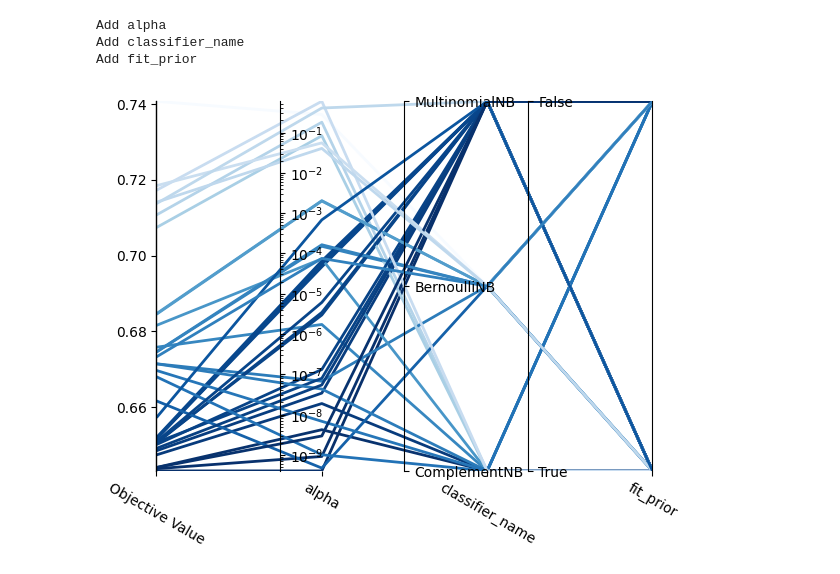
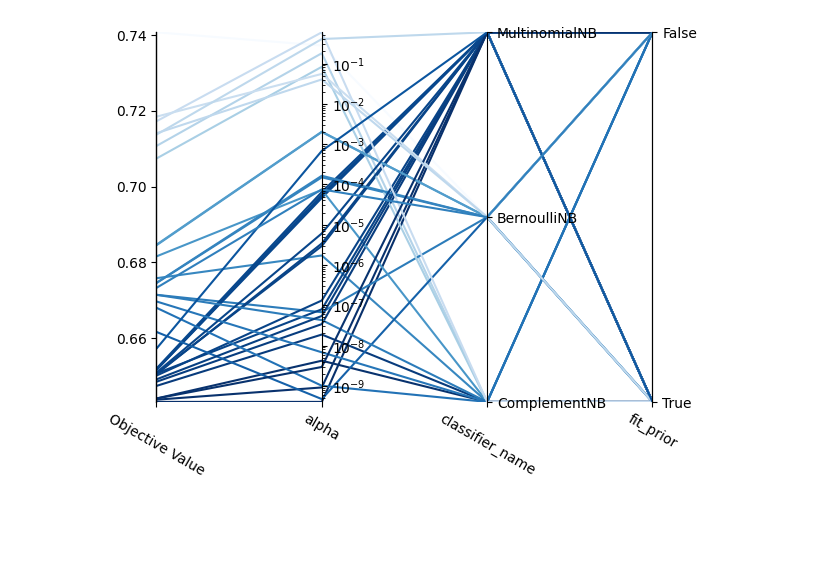
Before and after one commit to AndressaStefany/severityPrediction, a Jupyter notebook: src/visualize_baseline_results.ipynb, the cells around one changed output. Drawn from its saved outputs; the diff is of its cells as text; code cells hidden in the pictures; blank space fills up the shorter version.

Commit message:
bugfix: without mapping working

```diff
--- a/src/visualize_baseline_results.ipynb
+++ b/src/visualize_baseline_results.ipynb
@@ -56,9 +56,6 @@ def _get_parallel_coordinate_plot(info, cmap, linewidths, mapping, colorbar: boo
         for i,o in enumerate(info.dim_objective.values):
             dims_obj_base[i].append(o)
     for dim in info.dims_params:
-        if mapping is not None and dim.label not in mapping:
-            continue
-        print(f"Add {dim.label}")
         p_min = dim.range[0]
         p_max = dim.range[1]
         p_w = p_max - p_min
@@ -73,15 +70,14 @@ def _get_parallel_coordinate_plot(info, cmap, linewidths, mapping, colorbar: boo
 
     # Draw multiple line plots and axes.
     # Ref: https://stackoverflow.com/a/50029441
-    var_names = [info.dim_objective.label] + [dim.label for dim in info.dims_params]
-    if mapping is not None:
-        var_names = [mapping[v] for v in var_names if mapping is None or (mapping is not None and v in mapping)]
-    n_params = len(var_names)
-    ax.set_xlim(0, n_params-1)
+    var_names = [dim.label for dim in info.dims_params]
+    if mapping is None or (mapping is not None and "Objective Value" in mapping):
+        var_names = [info.dim_objective.label] + var_names
+    ax.set_xlim(0, len(info.dims_params))
     ax.set_ylim(info.dim_objective.range[0], info.dim_objective.range[1])
-    xs = [list(range(n_params)) for _ in range(len(dims_obj_base))]
+    xs = [range(len(var_names)) for _ in range(len(dims_obj_base))]
     segments = [np.column_stack([x, y]) for x, y in zip(xs, dims_obj_base)]
-    lc = LineCollection(segments, cmap=cmap, linewidths=linewidths, antialiaseds=True)
+    lc = LineCollection(segments, cmap=cmap)
     lc.set_array(np.asarray(info.dim_objective.values))
     if colorbar:
         axcb = fig.colorbar(lc, pad=0.1, ax=ax)
@@ -89,36 +85,33 @@ def _get_parallel_coordinate_plot(info, cmap, linewidths, mapping, colorbar: boo
     plt.xticks(range(len(var_names)), var_names, rotation=330)
 
     for i, dim in enumerate(info.dims_params):
         if mapping is not None and dim.label not in mapping:
             continue
         ax2 = ax.twinx()
         if dim.is_log:
             ax2.set_ylim(np.power(10, dim.range[0]), np.power(10, dim.range[1]))
             ax2.set_yscale("log")
         else:
             ax2.set_ylim(dim.range[0], dim.range[1])
         ax2.spines["top"].set_visible(False)
         ax2.spines["bottom"].set_visible(False)
         ax2.xaxis.set_visible(False)
-        ax2.spines["right"].set_position(("axes", (i + 1) / n_params))
+        ax2.spines["right"].set_position(("axes", (i + 1) / len(info.dims_params)))
         if dim.is_cat:
             ax2.set_yticks(dim.tickvals)
             ax2.set_yticklabels(dim.ticktext)
 
     ax.add_collection(lc)
 
     return ax
 mapping = {'algorithm':'Algorithm','leaf_size':'Leaf size','n_neighbors':'Number of neighbors','p':'p','weights':'Weight'}
 mapping = {'C':'C (regularization)','class_weight':'Class weight','coef0':'coef0','decision_function_shape':'Decision fn shape','degree':'Degree', 'kernel': 'Kernel', 'max_iter': 'Max. iterations', 'shrinking':'Shrinking','tol':'Tolerance'}
 mapping = {'alpha':'alpha','binarize':'Binarize','fit_prior':'Fit prior','classifier_name':'Classifier name'}
 mapping = {'alpha':'alpha','classifier_name':'Classifier name','fit_prior':'Fit prior', 'norm':"Normalization"}
 mapping = {'classifier_name':'Classifier name','var_smoothing':'Variable smoothing'}
 mapping = {'alpha':'alpha','fit_prior':'Fit prior','classifier_name':'Classifier name', 'Objective Value': 'AUC'}
 
 params = [k for k in mapping if k != "Objective Value"]
-fig = plot_parallel_coordinate(study,params,mapping=None)
+fig = plot_parallel_coordinate(study,params,mapping=mapping)
 # %% [output]
-Add alpha
-Add classifier_name
-Add fit_prior
-[figure, old version]
+[figure, new version]
```
